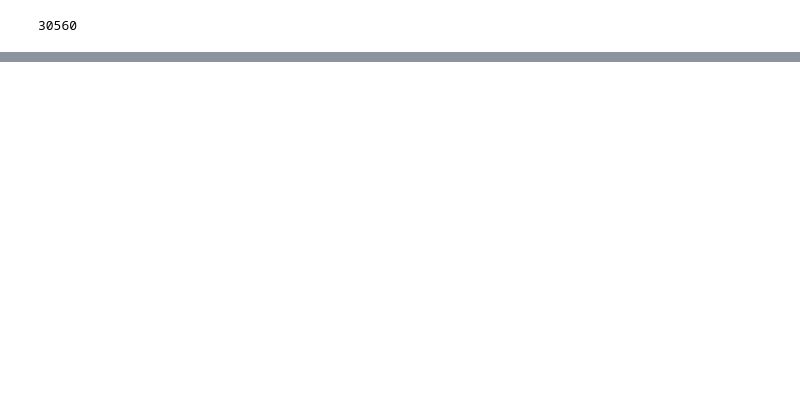
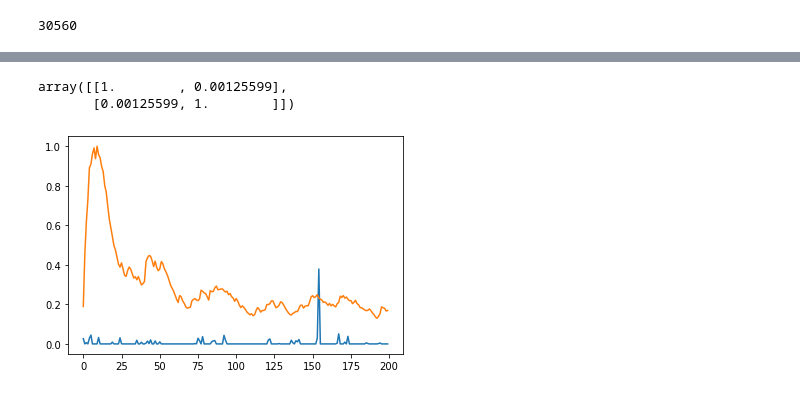
Before and after one commit to mariakesa/neuromatch2020, a Jupyter notebook: NormalizedWeightsAndRates.ipynb, the cells around one changed output, grey strips where cells are left out. Saved outputs shown, nothing was run; the diff lists cells and outputs as text; code cells hidden in the pictures; blank space fills up the shorter version.

```diff
--- a/NormalizedWeightsAndRates.ipynb
+++ b/NormalizedWeightsAndRates.ipynb
@@ -242,0 +258,12 @@ plt.plot(rate)
+# %%
+ind=9419
+sc=MinMaxScaler()
+neuron=sc.fit_transform(S[ind].reshape(-1,1))
+rate_=sc.fit_transform(rate.reshape(-1,1))
+plt.plot(neuron[0:200])
+plt.plot(rate_[1:201])
+np.corrcoef(neuron[:10000].flatten(),rate_[1:10001].flatten())
+# %% [output]
+array([[1.        , 0.00125599],
+       [0.00125599, 1.        ]])
+[figure, added]
```
Also changed, not shown: parts of 17 cells of this notebook, 3 other files.
